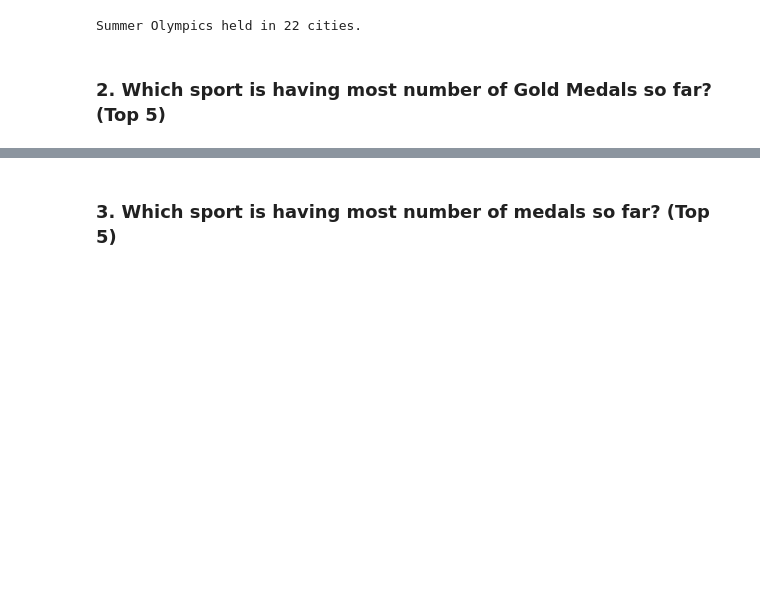
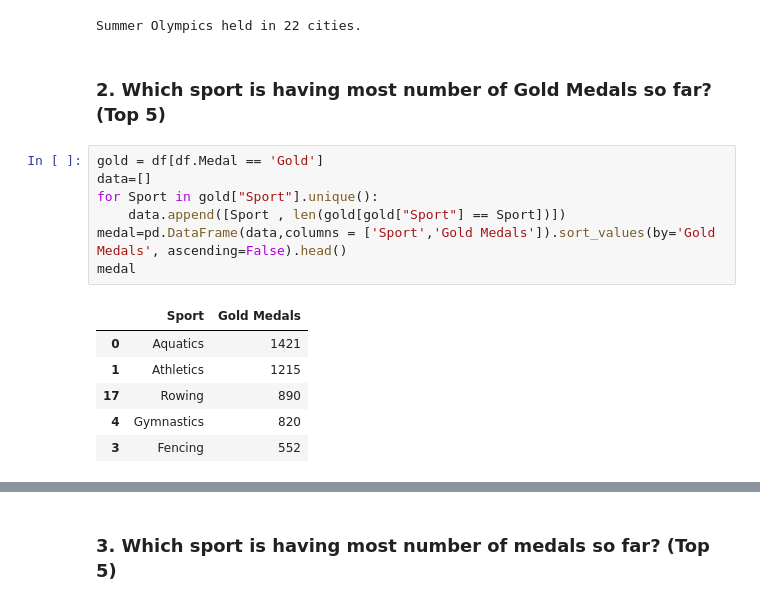
Before and after one commit to aek3il/Summer_Olympics, a Jupyter notebook: Summer_Olympics.ipynb, the cells around one changed output, grey strips where cells are left out. Saved outputs shown, nothing was run; the diff lists cells and outputs as text; blank space fills up the shorter version.

```diff
--- a/Summer_Olympics.ipynb
+++ b/Summer_Olympics.ipynb
@@ -16,4 +16,18 @@ print("Summer Olympics held in", city, 'cities.')
 Summer Olympics held in 22 cities.
 # %% [markdown]
 ### 2. Which sport is having most number of Gold Medals so far? (Top 5)
+# %%
+gold = df[df.Medal == 'Gold']
+data=[]
+for Sport in gold["Sport"].unique():
+    data.append([Sport , len(gold[gold["Sport"] == Sport])])
+medal=pd.DataFrame(data,columns = ['Sport','Gold Medals']).sort_values(by='Gold Medals', ascending=False).head()
+medal
+# %% [output]
+|  | Sport | Gold Medals |
+| 0 | Aquatics | 1421 |
+| 1 | Athletics | 1215 |
+| 17 | Rowing | 890 |
+| 4 | Gymnastics | 820 |
+| 3 | Fencing | 552 |
 # %%
```
Also changed, not shown: parts of 14 cells of this notebook.
